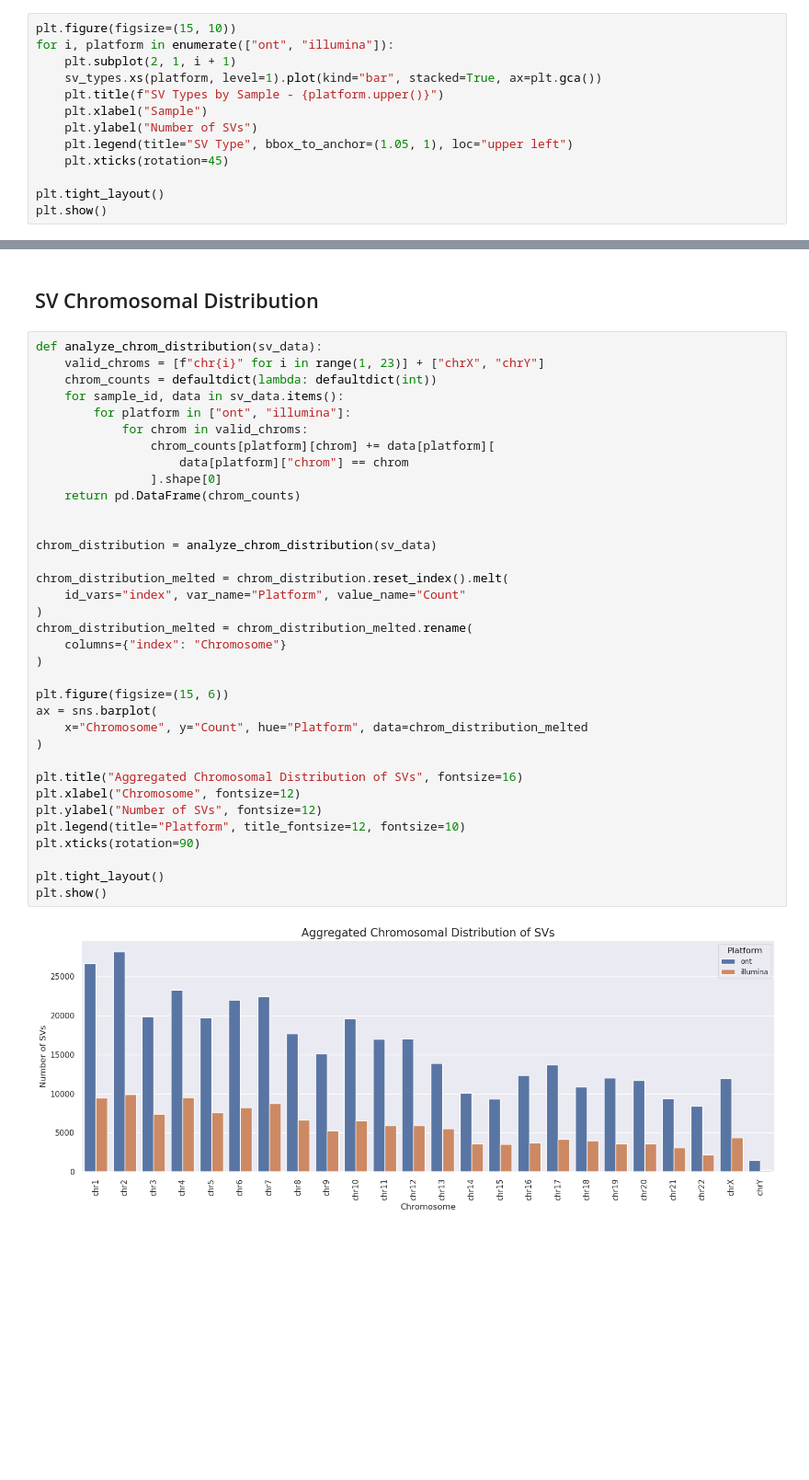
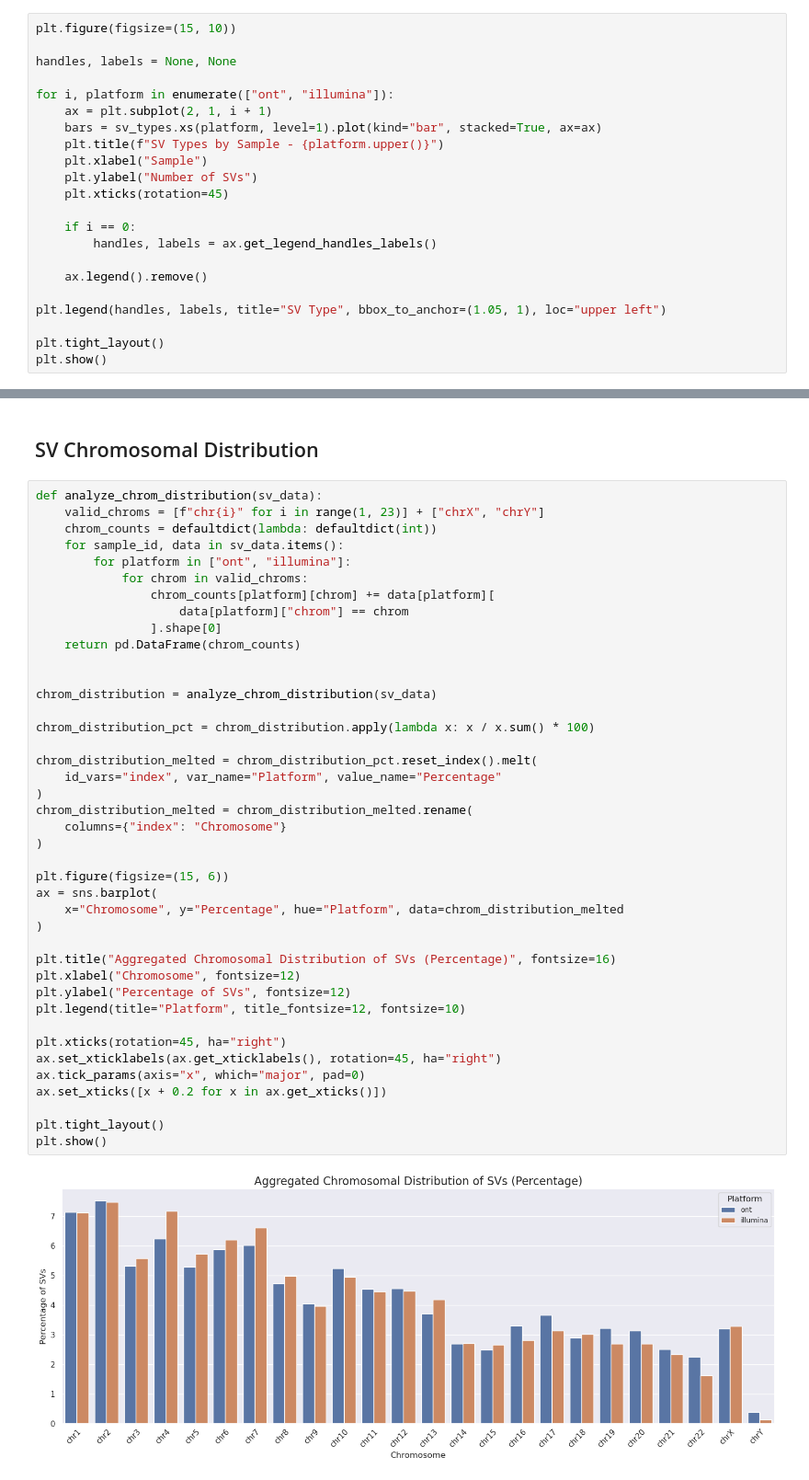
Before and after one commit to KHP-Informatics/ont-benchmark, a Jupyter notebook: jupyter/ont-benchmark.ipynb, the cells around one changed output, grey strips where cells are left out. Shown at 92% size. Drawn from its saved outputs; the diff is of its cells as text; blank space fills up the shorter version.

```diff
--- a/jupyter/ont-benchmark.ipynb
+++ b/jupyter/ont-benchmark.ipynb
@@ -1046,13 +1322,22 @@ SV type counts:
 # %%
 plt.figure(figsize=(15, 10))
+
+handles, labels = None, None
+
 for i, platform in enumerate(["ont", "illumina"]):
-    plt.subplot(2, 1, i + 1)
-    sv_types.xs(platform, level=1).plot(kind="bar", stacked=True, ax=plt.gca())
+    ax = plt.subplot(2, 1, i + 1)
+    bars = sv_types.xs(platform, level=1).plot(kind="bar", stacked=True, ax=ax)
     plt.title(f"SV Types by Sample - {platform.upper()}")
     plt.xlabel("Sample")
     plt.ylabel("Number of SVs")
-    plt.legend(title="SV Type", bbox_to_anchor=(1.05, 1), loc="upper left")
     plt.xticks(rotation=45)
+
+    if i == 0:
+        handles, labels = ax.get_legend_handles_labels()
+
+    ax.legend().remove()
+
+plt.legend(handles, labels, title="SV Type", bbox_to_anchor=(1.05, 1), loc="upper left")
 
 plt.tight_layout()
 plt.show()
@@ -1120,37 +1405,43 @@ Summary statistics for SVs:
 # %%
 def analyze_chrom_distribution(sv_data):
     valid_chroms = [f"chr{i}" for i in range(1, 23)] + ["chrX", "chrY"]
     chrom_counts = defaultdict(lambda: defaultdict(int))
     for sample_id, data in sv_data.items():
         for platform in ["ont", "illumina"]:
             for chrom in valid_chroms:
                 chrom_counts[platform][chrom] += data[platform][
                     data[platform]["chrom"] == chrom
                 ].shape[0]
     return pd.DataFrame(chrom_counts)
 
 
 chrom_distribution = analyze_chrom_distribution(sv_data)
 
-chrom_distribution_melted = chrom_distribution.reset_index().melt(
-    id_vars="index", var_name="Platform", value_name="Count"
+chrom_distribution_pct = chrom_distribution.apply(lambda x: x / x.sum() * 100)
+
+chrom_distribution_melted = chrom_distribution_pct.reset_index().melt(
+    id_vars="index", var_name="Platform", value_name="Percentage"
 )
 chrom_distribution_melted = chrom_distribution_melted.rename(
     columns={"index": "Chromosome"}
 )
 
 plt.figure(figsize=(15, 6))
 ax = sns.barplot(
-    x="Chromosome", y="Count", hue="Platform", data=chrom_distribution_melted
+    x="Chromosome", y="Percentage", hue="Platform", data=chrom_distribution_melted
 )
 
-plt.title("Aggregated Chromosomal Distribution of SVs", fontsize=16)
+plt.title("Aggregated Chromosomal Distribution of SVs (Percentage)", fontsize=16)
 plt.xlabel("Chromosome", fontsize=12)
-plt.ylabel("Number of SVs", fontsize=12)
+plt.ylabel("Percentage of SVs", fontsize=12)
 plt.legend(title="Platform", title_fontsize=12, fontsize=10)
-plt.xticks(rotation=90)
+
+plt.xticks(rotation=45, ha="right")
+ax.set_xticklabels(ax.get_xticklabels(), rotation=45, ha="right")
+ax.tick_params(axis="x", which="major", pad=0)
+ax.set_xticks([x + 0.2 for x in ax.get_xticks()])
 
 plt.tight_layout()
 plt.show()
 # %% [output]
-[figure, old version]
+[figure, new version]
```
Also changed, not shown: parts of 11 cells of this notebook.
